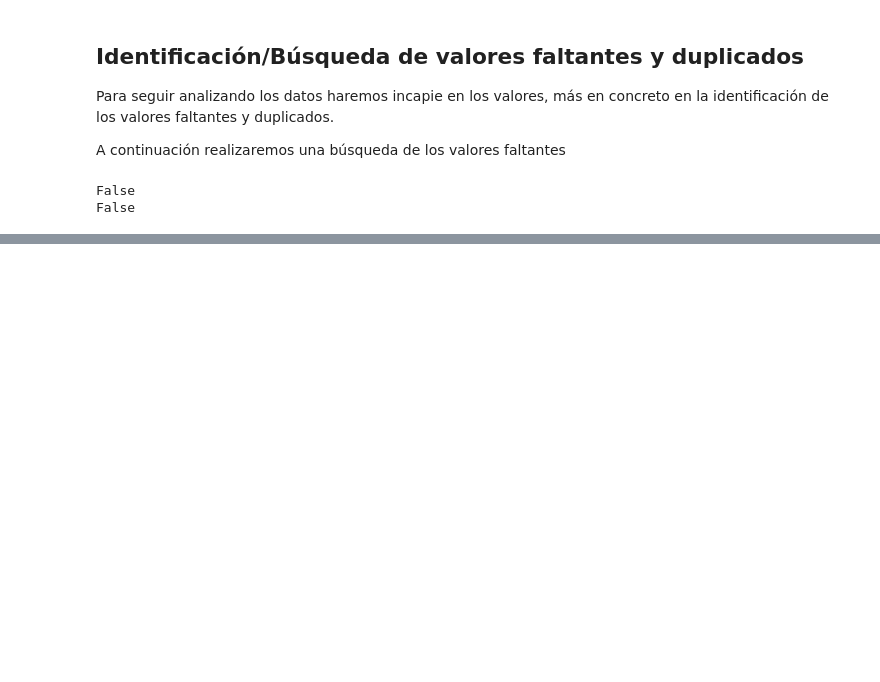
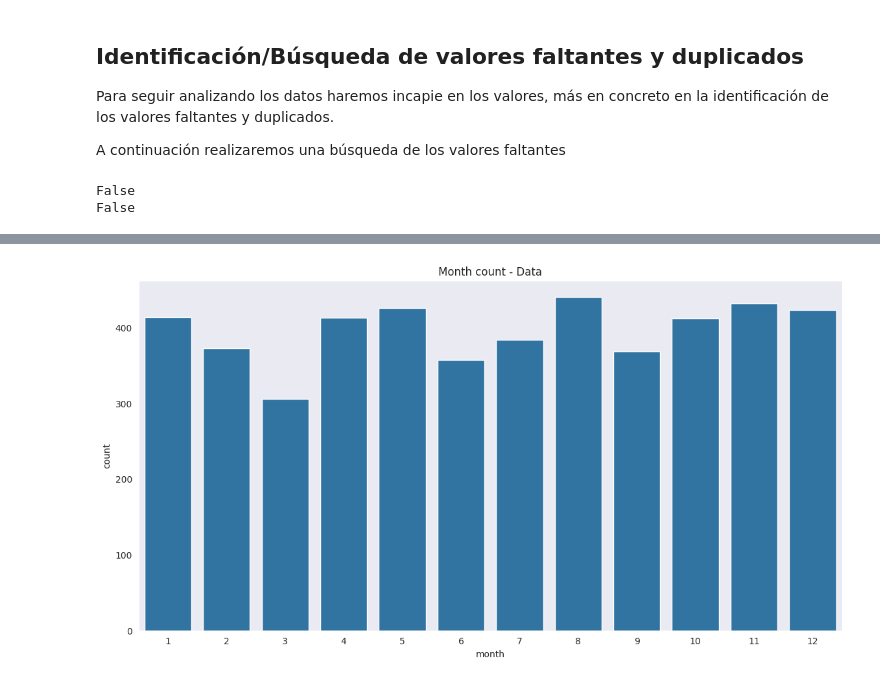
Before and after one commit to PaulaUc3m/Grupo4_P1AA, a Jupyter notebook: EDA_entrenamieto.ipynb, the cells around one changed output, grey strips where cells are left out. Drawn from its saved outputs; the diff is of its cells as text; code cells hidden in the pictures; blank space fills up the shorter version.

```diff
--- a/EDA_entrenamieto.ipynb
+++ b/EDA_entrenamieto.ipynb
@@ -122,0 +131,7 @@ False
+# %%
+plt.figure(figsize= (14,7))
+sns.countplot(x = "month", data = data)
+plt.title("Month count - Data")
+plt.show()
+# %% [output]
+[figure, added]
```
Also changed, not shown: parts of 7 cells of this notebook.
